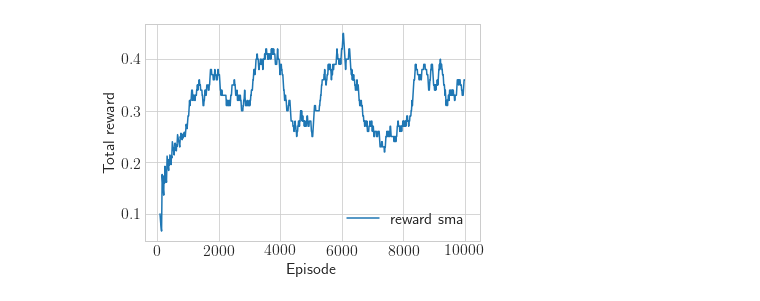
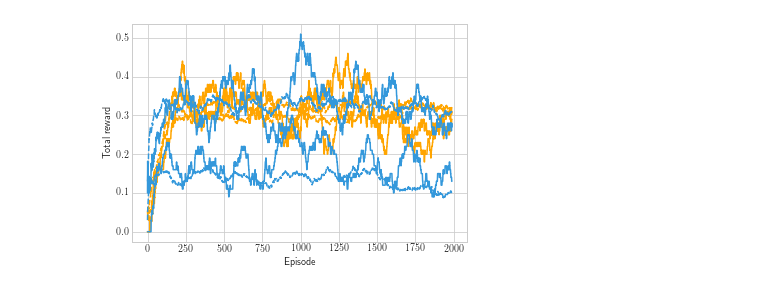
Before and after one commit to gmaher/distributed_rl, a Jupyter notebook: plot.ipynb, the cells around one changed output. Cells and saved outputs as stored; diff of their text form; code cells hidden in the pictures.

```diff
--- a/plot.ipynb
+++ b/plot.ipynb
@@ -10,20 +10,3 @@ matplotlib.rcParams.update({"font.size":16})
 
 from src.util import read_json, sma
 from config import config
-# %%
-agent_ids = [0]
-agent_ids = [str(s) for s in agent_ids]
-
-cases = [801529]
-cases = [str(c) for c in cases]
-
-#agent_type = "ThompsonTabularQFunction"
-agent_type = "TabularQFunction"
-env = "FrozenLake-v0"
-#env = "NChain-v0"
-
-output_dirs = []
-for i in range(len(cases)):
-    for id_ in agent_ids:
-        o = "{}/{}/{}{}/{}".format(config.resultsDir, env, agent_type, cases[i], id_)
-        output_dirs.append(o)
@@ -80,0 +110,4 @@ plt.close()
+# %%
+for c in cases['frozen_lake']:
+    c['rewards'] = get_case(c['results directory'])
+    print(c['rewards'])
@@ -81,12 +132,15 @@ plt.close()
 # %%
-rewards_sma = sma(avg_rewards,100)
 plt.figure()
-plt.plot(x,rewards_sma[10:],label='reward sma')
-plt.legend()
+
+for c in cases['frozen_lake']:
+    rewards_sma = sma(c['rewards'],100)
+
+    plt.plot(rewards_sma[10:], color=c['color'], linestyle=c['linestyle'])
+
 plt.xlabel("Episode")
 plt.ylabel("Total reward")
-plt.savefig("{}.{}.{}.pdf".format(agent_type,env,len(agent_ids)), dpi=500)
+plt.savefig("frozen_lake.pdf", dpi=500)
 plt.show()
 plt.close()
 # %% [output]
-[figure, old version]
+[figure, new version]
```
Also changed, not shown: parts of 6 cells of this notebook, 4 other files.
